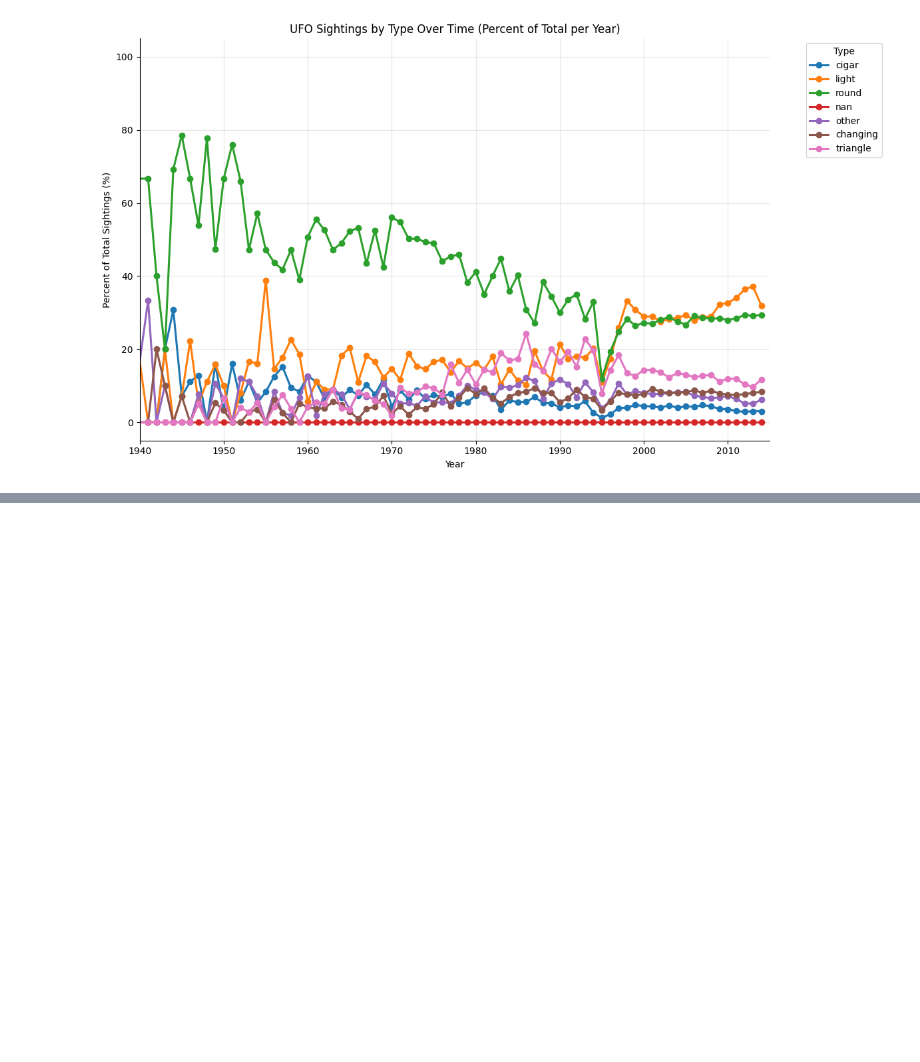
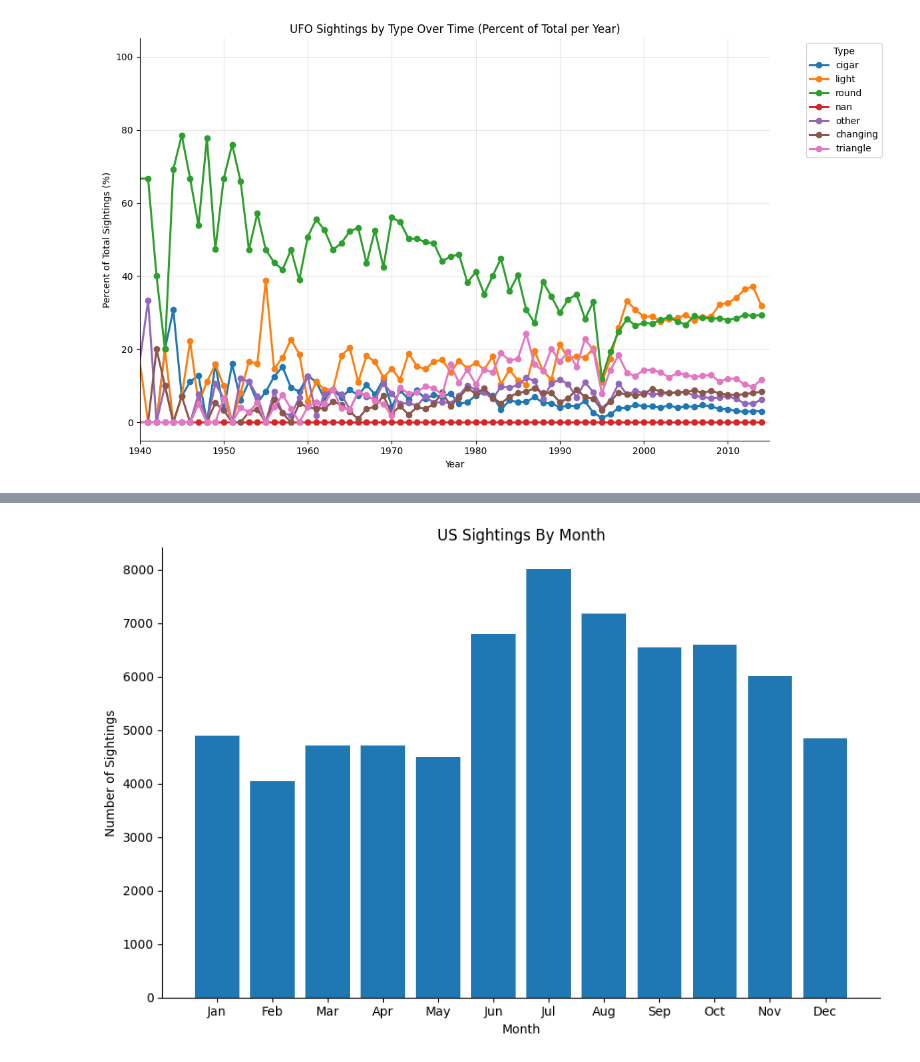
Before and after one commit to wslider/anomalous-sightings-archive, a Jupyter notebook: complete_analysis.ipynb, the cells around one changed output, grey strips where cells are left out. Saved outputs shown, nothing was run; the diff lists cells and outputs as text; code cells hidden in the pictures; blank space fills up the shorter version.

Commit message:
moved csv files into data/ folder + sightings and weather conditions content in complete_analysis.ipynb

```diff
--- a/complete_analysis.ipynb
+++ b/complete_analysis.ipynb
@@ -22,7 +24,7 @@ load_dotenv
 - note: a few of the rows have extra columns, initially this was causing an error
 - Found a workaround with use usecols=range(0, 11)
 # %%
-df = pd.read_csv("complete.csv", usecols=range(0, 11))
+df = pd.read_csv("data/complete.csv", usecols=range(0, 11))
 # %% [markdown]
 ### Initial Observations
 
@@ -487,0 +496,32 @@ plt.show()
+# %%
+# get month
+# bar chart - by month
+# us sightings by month
+# us sightings by season - season_group column
+
+
+df['month'] = pd.to_datetime(df['datetime']).dt.month
+
+us_df = df[
+    (df['country'].str.lower() == 'us') &
+    (df['latitude'].between(24, 50))
+].copy()
+
+us_monthly = us_df['month'].value_counts().sort_index()
+
+plt.figure(figsize=(9, 6))
+
+plt.bar(us_monthly.index, us_monthly.values)
+plt.title("US Sightings By Month")
+plt.xlabel("Month")
+plt.xticks(ticks=range(1,13), labels=['Jan','Feb','Mar','Apr','May','Jun','Jul','Aug','Sep','Oct','Nov','Dec'])
+plt.ylabel("Number of Sightings")
+
+ax = plt.gca()
+ax.spines["right"].set_visible(False)
+ax.spines["top"].set_visible(False)
+
+plt.tight_layout()
+plt.show()
+# %% [output]
+[figure, added]
```
Also changed, not shown: parts of 17 cells of this notebook, 6 other files.
